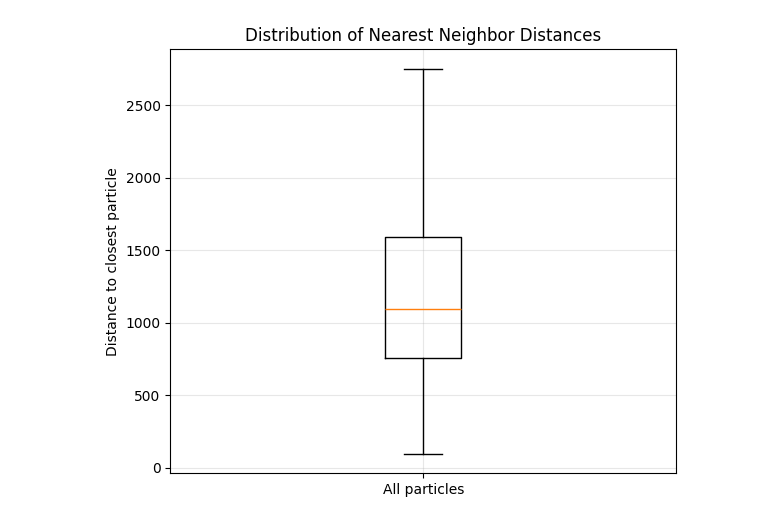
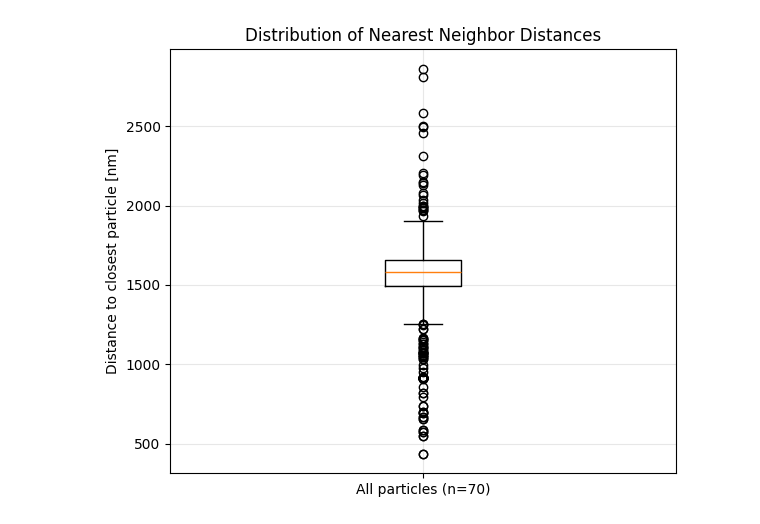
Before and after one commit to CritalMediumBlue/thisFractal, a Jupyter notebook: dataAnalisis/particles.ipynb, the cells around one changed output. Saved outputs shown, nothing was run; the diff lists cells and outputs as text; code cells hidden in the pictures.

```diff
--- a/dataAnalisis/particles.ipynb
+++ b/dataAnalisis/particles.ipynb
@@ -4,7 +4,7 @@ import matplotlib.pyplot as plt
 import matplotlib.cm as cm
 import numpy as np
 
-df = pd.read_csv("input/Traces(2).csv", header=None, names=["particle", "time", "x", "y"])
+df = pd.read_csv("input/Traces(16).csv", header=None, names=["particle", "time", "x", "y"])
 
 particles = df["particle"].unique()
 colors = cm.tab20(np.linspace(0, 1, len(particles)))
@@ -64,11 +64,11 @@ plt.show()
 # %%
 fig, ax = plt.subplots(figsize=(6, 5))
-ax.boxplot(df_dist["min_dist"].dropna(), vert=True, showfliers=False)
-ax.set_ylabel("Distance to closest particle")
+ax.boxplot(df_dist["min_dist"].dropna(), vert=True, showfliers=True)
+ax.set_ylabel("Distance to closest particle [nm]")
 ax.set_title("Distribution of Nearest Neighbor Distances")
-ax.set_xticklabels(["All particles"])
+ax.set_xticklabels(["All particles (n=70)"])
 ax.grid(True, alpha=0.3)
 plt.tight_layout()
 plt.show()
 # %% [output]
-[figure, old version]
+[figure, new version]
```
Also changed, not shown: parts of 2 cells of this notebook, 16 other files.
